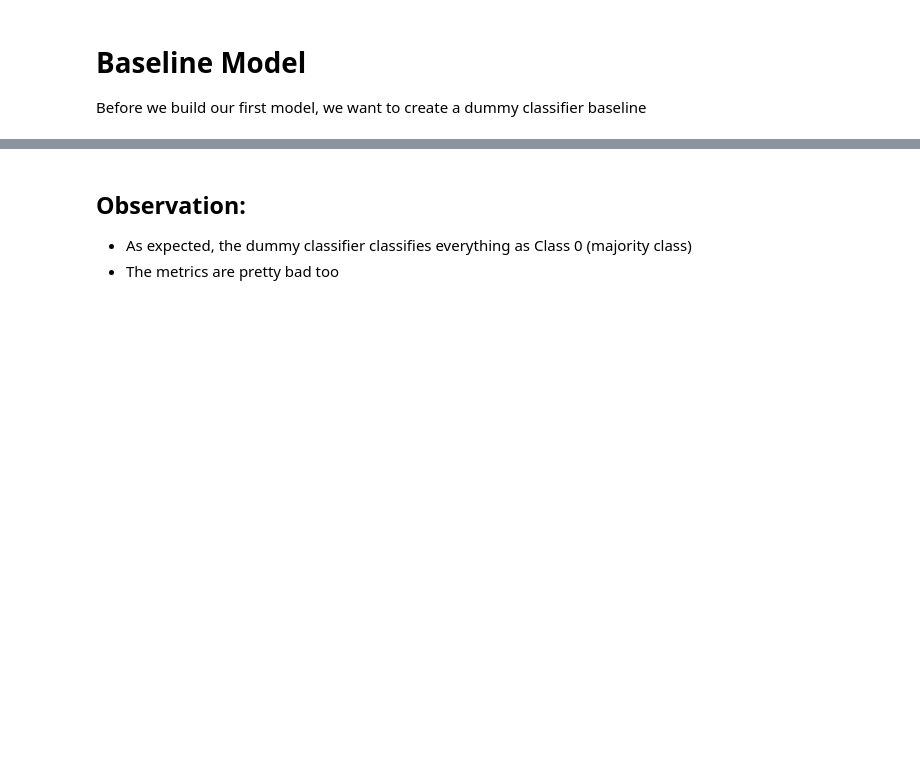
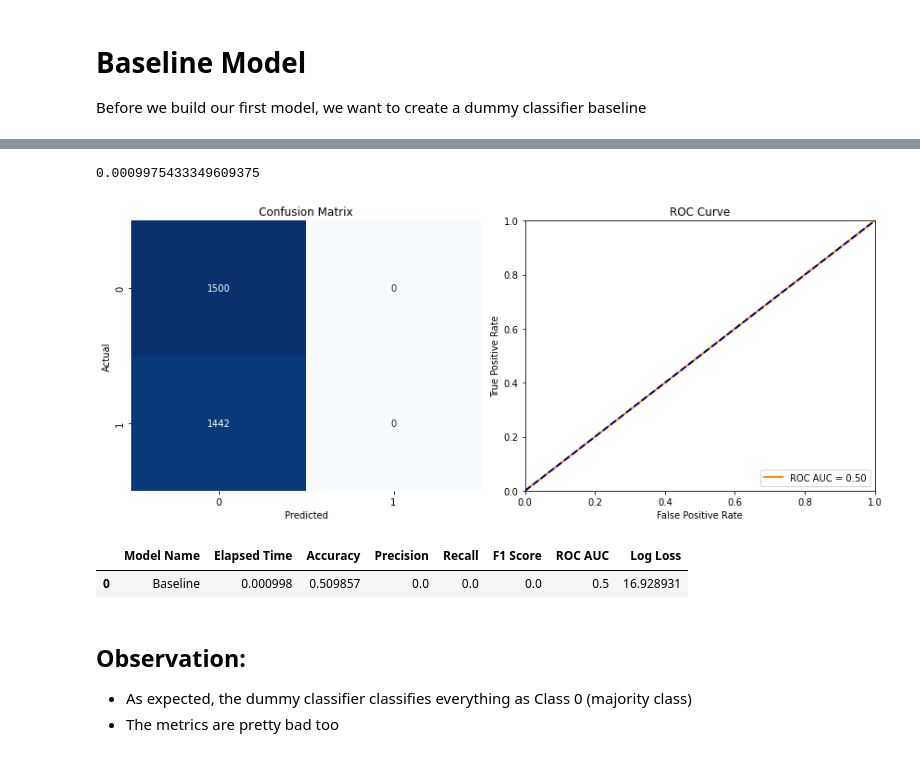
Before and after one commit to dkazanski/berkeleyml, a Jupyter notebook: Module_20_Capstone/Book4_(of_4)_Modeling_-_Dmitri.ipynb, the cells around one changed output, grey strips where cells are left out. Saved outputs shown, nothing was run; the diff lists cells and outputs as text; code cells hidden in the pictures; blank space fills up the shorter version.

```diff
--- a/Module_20_Capstone/Book4_(of_4)_Modeling_-_Dmitri.ipynb
+++ b/Module_20_Capstone/Book4_(of_4)_Modeling_-_Dmitri.ipynb
@@ -61,3 +69,21 @@ X_train.shape
 X_test.shape
 # %% [output]
 (2942, 245)
+# %%
+#Let us define a dataframe to store performance of our future awesome models
+columns = ['Model Name', 'Elapsed Time', 'Accuracy', 'Precision', 'Recall', 'F1 Score', 'ROC AUC', 'Log Loss']
+performance_df = pd.DataFrame(columns=columns)
+# %%
+# Function to add model's performance to the DataFrame
+def add_model_performance(performance_df, model_name, elapsed_time, accuracy, precision, recall, f1, roc_auc, log_loss_value):
+    new_row = {
+        'Model Name': model_name,
+        'Elapsed Time': elapsed_time,
+        'Accuracy': accuracy,
+        'Precision': precision,
+        'Recall': recall,
+        'F1 Score': f1,
+        'ROC AUC': roc_auc,
+        'Log Loss': log_loss_value
+    }
+    return performance_df.append(new_row, ignore_index=True)
@@ -132,3 +156,30 @@ ROC AUC: 0.50
+# %%
+model_name = "Baseline"
+
+# Create a dummy classifier that predicts the majority class (0)
+dummy_classifier = DummyClassifier(strategy='most_frequent')
+
+# Start the timer
+start_time = time.time()
+
+# Train the dummy classifier on the training data
+dummy_classifier.fit(X_train, y_train)
+
+# End the timer
+end_time = time.time()
+elapsed_time = end_time - start_time
+# %%
+elapsed_time
+# %% [output]
+0.0009975433349609375
+# %%
+model = dummy_classifier
+performance_df = summarize_model_performance(model, X_test, y_test, model_name, elapsed_time, performance_df)
+performance_df
+# %% [output]
+[figure, added]
+|  | Model Name | Elapsed Time | Accuracy | Precision | Recall | F1 Score | ROC AUC | Log Loss |
+| 0 | Baseline | 0.000998 | 0.509857 | 0.0 | 0.0 | 0.0 | 0.5 | 16.928931 |
 # %% [markdown]
 ## Observation:
 - As expected, the dummy classifier classifies everything as Class 0 (majority class)
```
Also changed, not shown: parts of 54 cells of this notebook.
